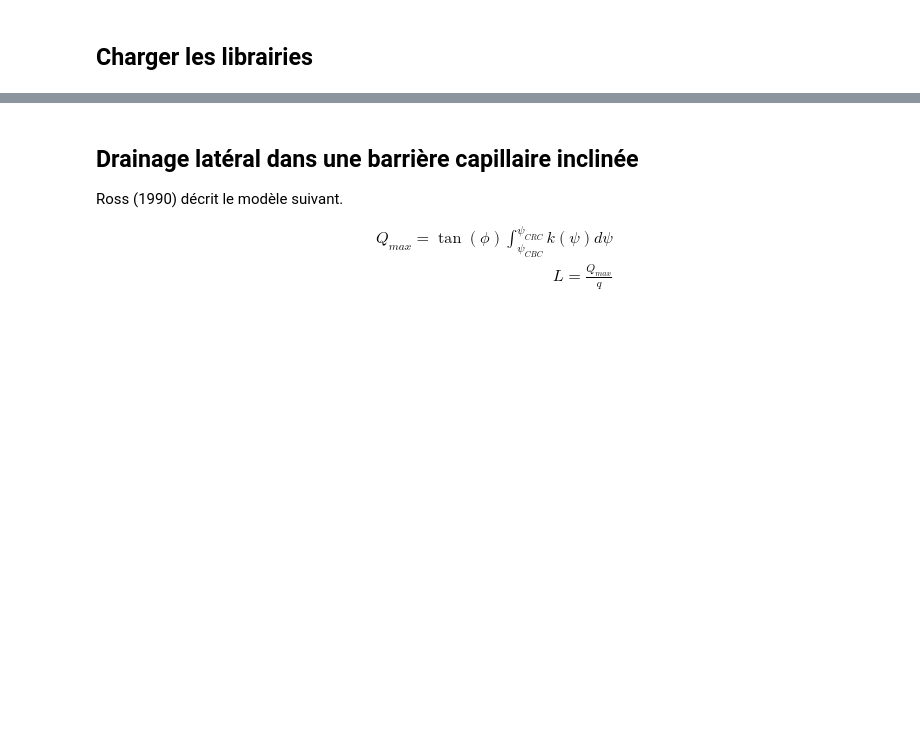
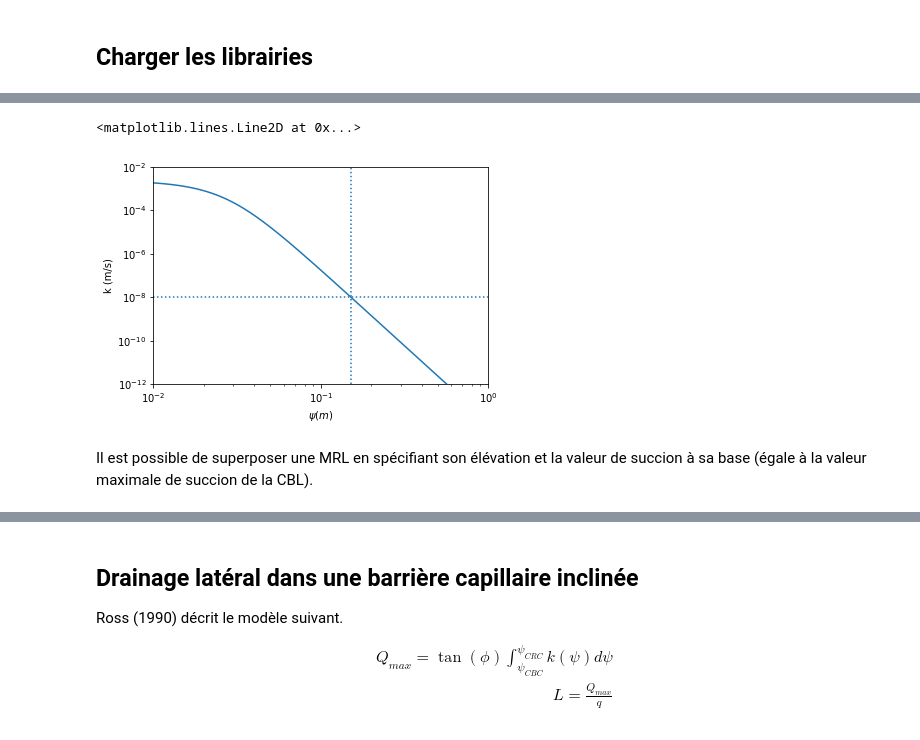
Before and after one commit to essicolo/GCI733-A2015, a Jupyter notebook: barriere-capillaire.ipynb, the cells around one changed output, grey strips where cells are left out. Cells and saved outputs as stored; diff of their text form; code cells hidden in the pictures; blank space fills up the shorter version.

```diff
--- a/barriere-capillaire.ipynb
+++ b/barriere-capillaire.ipynb
@@ -296,0 +194,15 @@ axes[2].plot([0, 0.5], [1e-3, 0.5], linestyle = "--", color = "#aaaaaa")
+# %%
+plt.plot(cbl_VG.psi, cbl_VG.k)
+plt.xscale('log')
+plt.yscale('log')
+plt.xlim([1e-2, 1])
+plt.ylim([1e-12, 1e-2])
+plt.xlabel(r'$\psi (m)$')
+plt.ylabel('k (m/s)')
+plt.axhline(unit_flow, ls=':')
+plt.axvline(cbl_kisch.psi.max(), ls=':')
+# %% [output]
+<matplotlib.lines.Line2D at 0x...>
+[figure, added]
+# %% [markdown]
+Il est possible de superposer une MRL en spécifiant son élévation et la valeur de succion à sa base (égale à la valeur maximale de succion de la CBL).
```
Also changed, not shown: parts of 54 cells of this notebook.
